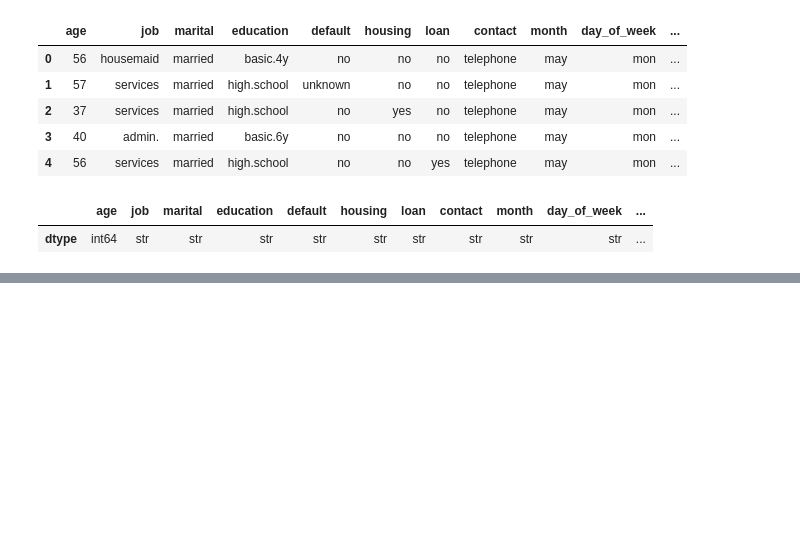
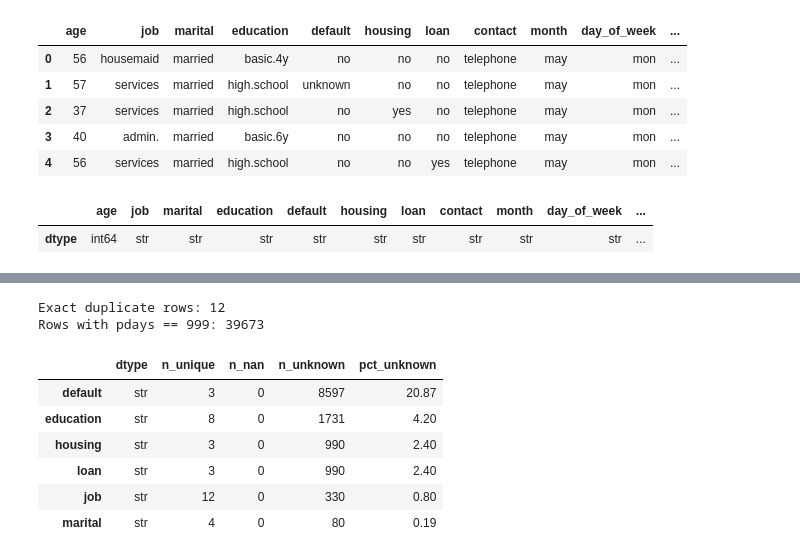
Before and after one commit to Gidarakos/ai-programming-foundations-project, a Jupyter notebook: data_workflow.ipynb, the cells around one changed output, grey strips where cells are left out. Saved outputs shown, nothing was run; the diff lists cells and outputs as text; code cells hidden in the pictures; blank space fills up the shorter version.

```diff
--- a/data_workflow.ipynb
+++ b/data_workflow.ipynb
@@ -65,0 +70,41 @@ raw.dtypes.to_frame("dtype").T
+# %%
+def data_quality_report(df: pd.DataFrame) -> pd.DataFrame:
+    """Summarise data-quality issues per column.
+
+    Counts NaN values and the literal string ``"unknown"`` (the dataset's missing-value code for
+    categorical answers), and reports each column's dtype and number of distinct values.
+
+    Parameters
+    ----------
+    df : pd.DataFrame
+        Table to audit.
+
+    Returns
+    -------
+    pd.DataFrame
+        One row per column with ``dtype``, ``n_unique``, ``n_nan``, ``n_unknown`` and ``pct_unknown``.
+    """
+    report = pd.DataFrame({
+        "dtype": df.dtypes.astype(str),
+        "n_unique": df.nunique(),
+        "n_nan": df.isna().sum(),
+        "n_unknown": (df == "unknown").sum(),
+    })
+    report["pct_unknown"] = (100 * report["n_unknown"] / len(df)).round(2)
+    return report.sort_values("n_unknown", ascending=False)
+
+
+quality = data_quality_report(raw)
+print("Exact duplicate rows:", raw.duplicated().sum())
+print("Rows with pdays == 999:", (raw["pdays"] == 999).sum())
+quality[quality["n_unknown"] > 0]
+# %% [output]
+Exact duplicate rows: 12
+Rows with pdays == 999: 39673
+|  | dtype | n_unique | n_nan | n_unknown | pct_unknown |
+| default | str | 3 | 0 | 8597 | 20.87 |
+| education | str | 8 | 0 | 1731 | 4.20 |
+| housing | str | 3 | 0 | 990 | 2.40 |
+| loan | str | 3 | 0 | 990 | 2.40 |
+| job | str | 12 | 0 | 330 | 0.80 |
+| marital | str | 4 | 0 | 80 | 0.19 |
```
Also changed, not shown: parts of 8 cells of this notebook.
